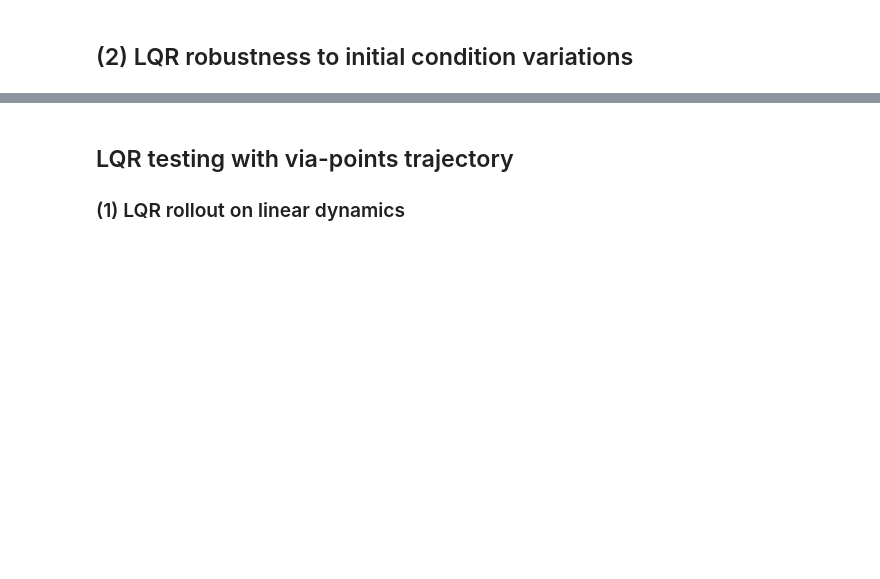
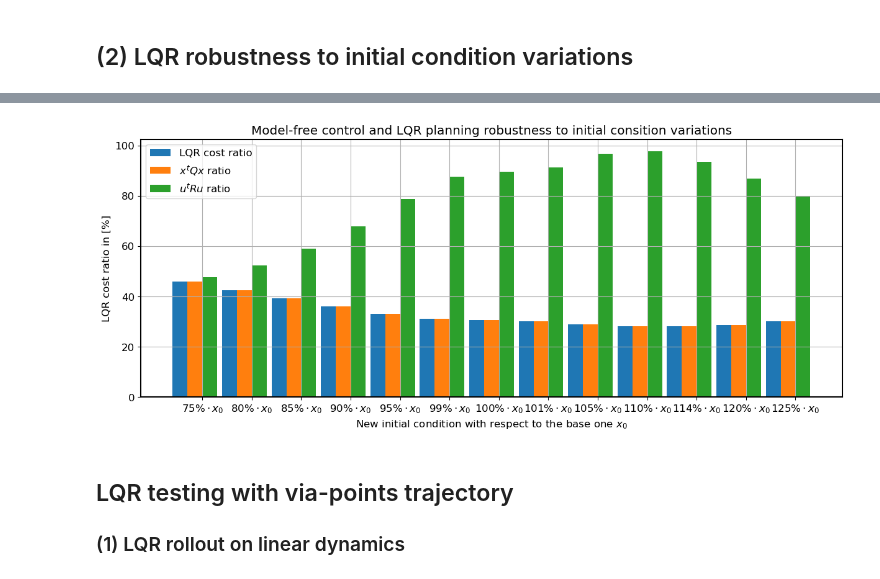
Before and after one commit to CedricFont/Subspace-learning-for-robot-application, a Jupyter notebook: LQR simulation/6_Testing_1D.ipynb, the cells around one changed output, grey strips where cells are left out. Cells and saved outputs as stored; diff of their text form; code cells hidden in the pictures; blank space fills up the shorter version.

```diff
--- a/LQR simulation/6_Testing_1D.ipynb
+++ b/LQR simulation/6_Testing_1D.ipynb
@@ -357,3 +385,28 @@ print(original_cost)
+# %%
+plt.rcParams['font.size'] = 12
+x_label = [(str(np.int(x*100))+r'$\%\cdot x_0$') for x in ic_variations.tolist()]
+barwidth = .3
+bar1 = np.arange(len(ic_variations))
+bar2 = [x + barwidth for x in bar1]
+bar3 = [x + 2*barwidth for x in bar1]
+
+cost_ratio = np.multiply(LQR_cost,np.reciprocal(original_cost))
+xQx_ratio = np.multiply(xQx[1,:],np.reciprocal(xQx[0,:]))
+uRu_ratio = np.multiply(uRu[1,:],np.reciprocal(uRu[0,:]))
+
+fig = plt.figure(constrained_layout = True, figsize=(12,5))
+plt.bar(bar1,100*cost_ratio,width = barwidth,label='LQR cost ratio')
+plt.bar(bar2,100*xQx_ratio,width = barwidth,label=r'$x^tQx$ ratio')
+plt.bar(bar3,100*uRu_ratio,width = barwidth,label=r'$u^tRu$ ratio')
+
+plt.xticks([x + 3*barwidth/2 for x in bar1], x_label)
+plt.ylabel('LQR cost ratio in [%]'), plt.xlabel('New initial condition with respect to the base one $x_0$')
+plt.title('Model-free control and LQR planning robustness to initial consition variations')
+plt.legend(), plt.grid()
+
+fig.savefig('Images/Pend_HAVOK_boxplot.svg',format='svg',dpi=800)
+# %% [output]
+[figure, added]
 # %% [markdown]
 ## LQR testing with via-points trajectory
 ### (1) LQR rollout on linear dynamics
```
Also changed, not shown: parts of 7 cells of this notebook, 5 other files.
